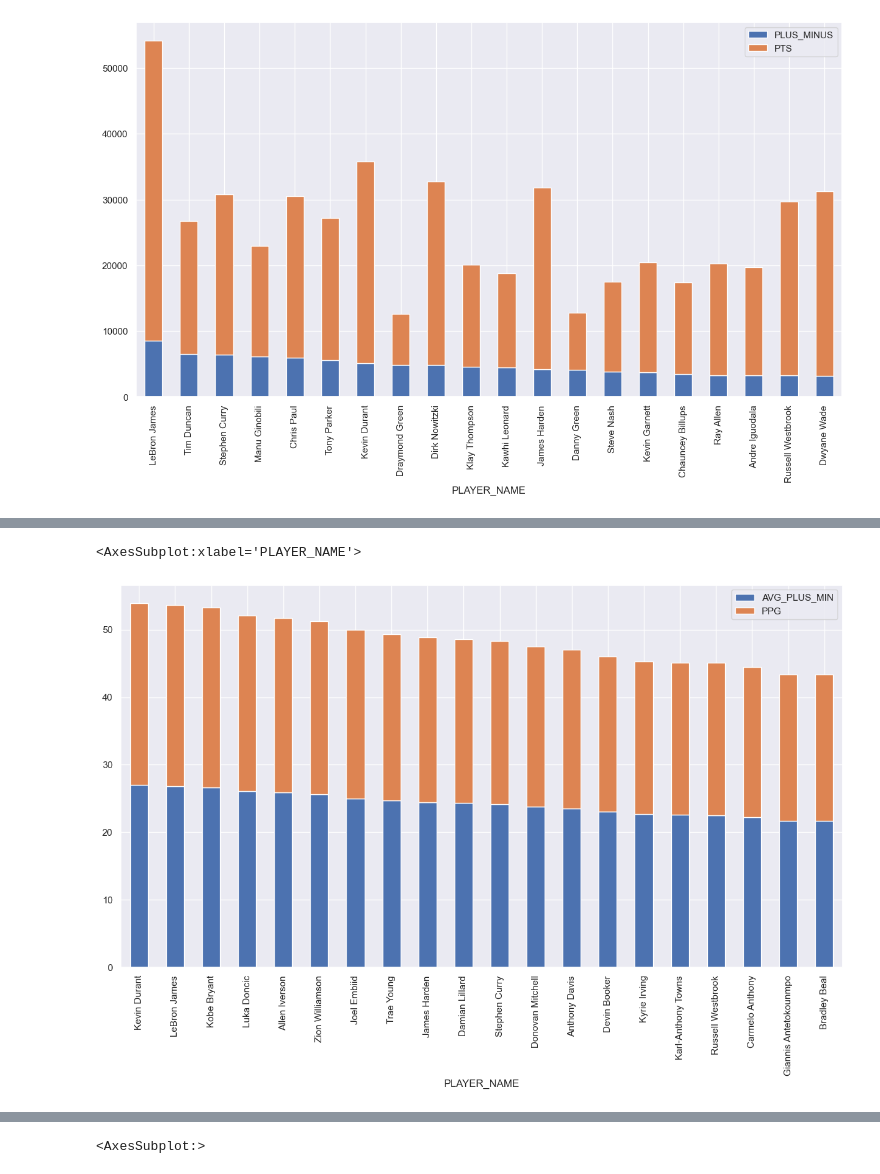
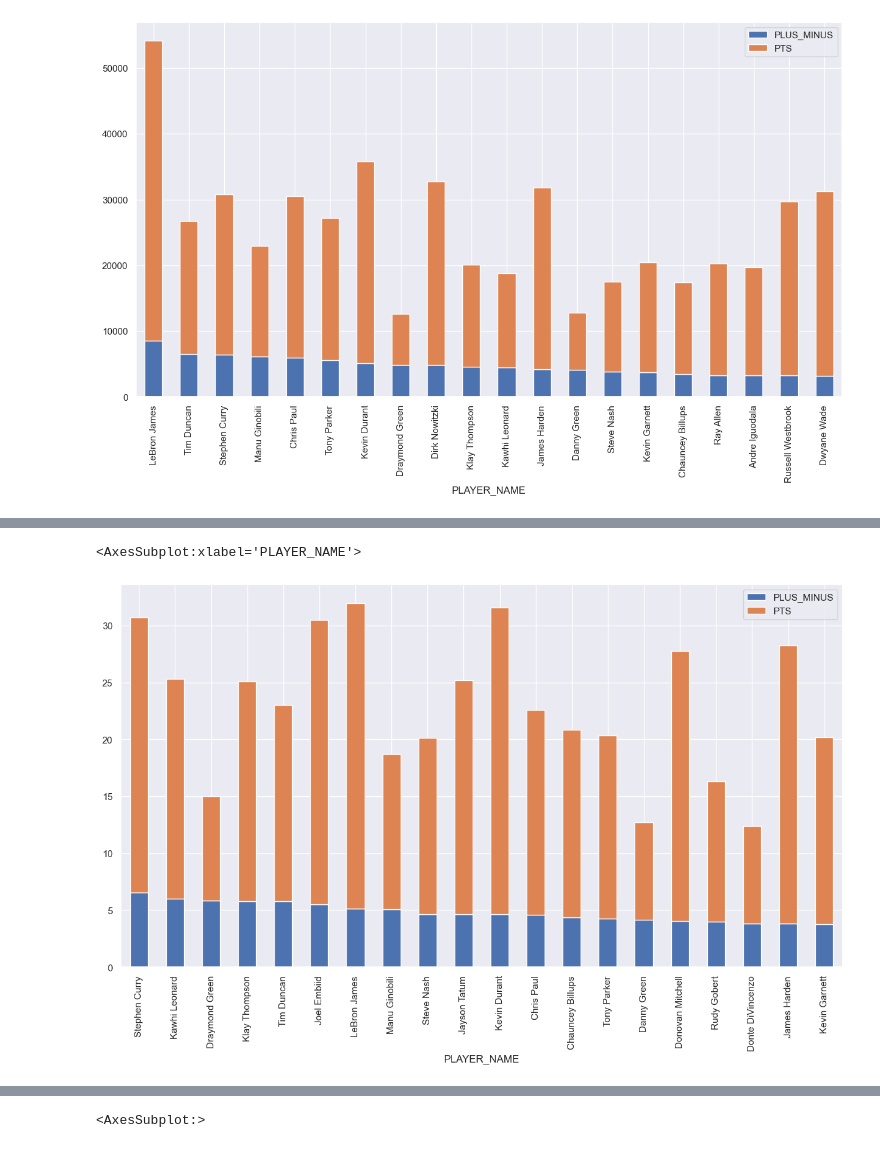
Before and after one commit to Minh-Thien-Bui/Datamine-Project, a Jupyter notebook: Basketball.ipynb, the cells around one changed output, grey strips where cells are left out. Saved outputs shown, nothing was run; the diff lists cells and outputs as text; code cells hidden in the pictures.

Commit message:
Player Averages

```diff
--- a/Basketball.ipynb
+++ b/Basketball.ipynb
@@ -184,14 +185,8 @@ teams[['PTS', 'OPP_PTS']].plot(kind='bar', figsize=(15, 8))
 players = clean_league.groupby(['PLAYER_NAME'])
 games_played = players['MIN'].count()
 
-players = players.sum()
-players.insert(loc = 0, column = 'GAMES_PLAYED', value = games_played)
+playerSum = players.sum()
+playerSum.insert(loc = 0, column = 'GAMES_PLAYED', value = games_played)
 
-PointsPerGame = players['PTS'] / players['GAMES_PLAYED']
-AvgPlusMin = players['PLUS_MINUS'] / players['GAMES_PLAYED']
-
-players.insert(loc = 2, column = 'AVG_PLUS_MIN', value = PointsPerGame)
-players.insert(loc = 4, column = 'PPG', value = PointsPerGame)
-
-players
+playerSum
 # %% [output]
@@ -211,0 +207,11 @@ players
+# %%
+leagueAvg = playerSum['GAMES_PLAYED'].mean()
+
+playerAvg = players.mean()
+playerAvg = playerAvg.fillna(0)
+
+playerAvg = playerAvg.loc[
+    playerSum['GAMES_PLAYED'] > leagueAvg
+]
+
+playerAvg
@@ -239,7 +259,7 @@ top20Sum[['PLUS_MINUS', 'PTS']].plot(kind='bar',  stacked=True, figsize=(15, 8))
 <AxesSubplot:xlabel='PLAYER_NAME'>
 [figure]
 # %%
-PlusMinAvg = players.sort_values(by = ['AVG_PLUS_MIN'], ascending = False)
+PlusMinAvg = playerAvg.sort_values(by = ['PLUS_MINUS'], ascending = False)
 top20Avg = PlusMinAvg.iloc[:20]
 top20Avg
 # %% [output]
@@ -265,8 +284,8 @@ top20Avg
 # %%
-top20Avg[['AVG_PLUS_MIN', 'PPG']].plot(kind='bar',  stacked=True, figsize=(15, 8))
+top20Avg[['PLUS_MINUS', 'PTS']].plot(kind='bar',  stacked=True, figsize=(15, 8))
 # %% [output]
 <AxesSubplot:xlabel='PLAYER_NAME'>
-[figure, old version]
+[figure, new version]
 # %%
 corr_matrix = clean_league.corr()
 corr_matrix.sort_values(by = 'PLUS_MINUS', ascending = False)
```
Also changed, not shown: parts of 6 cells of this notebook.
